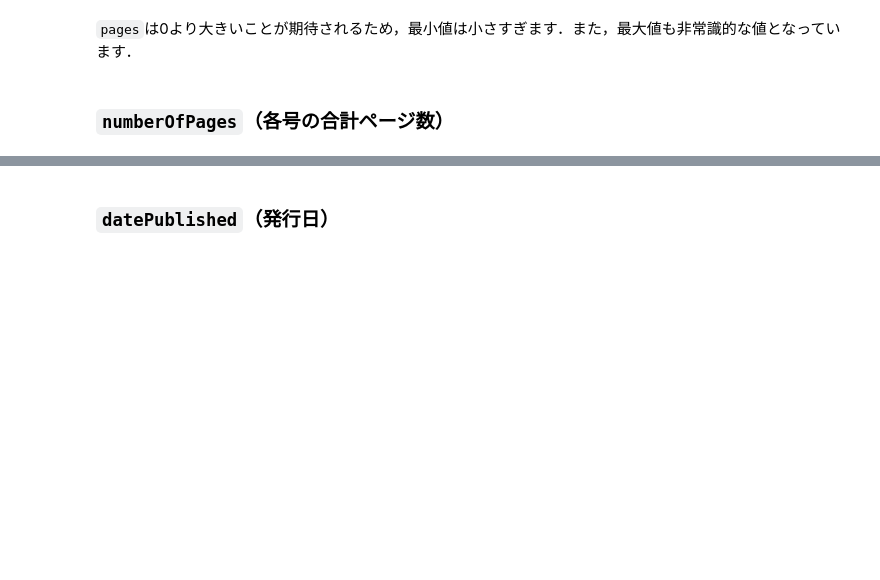
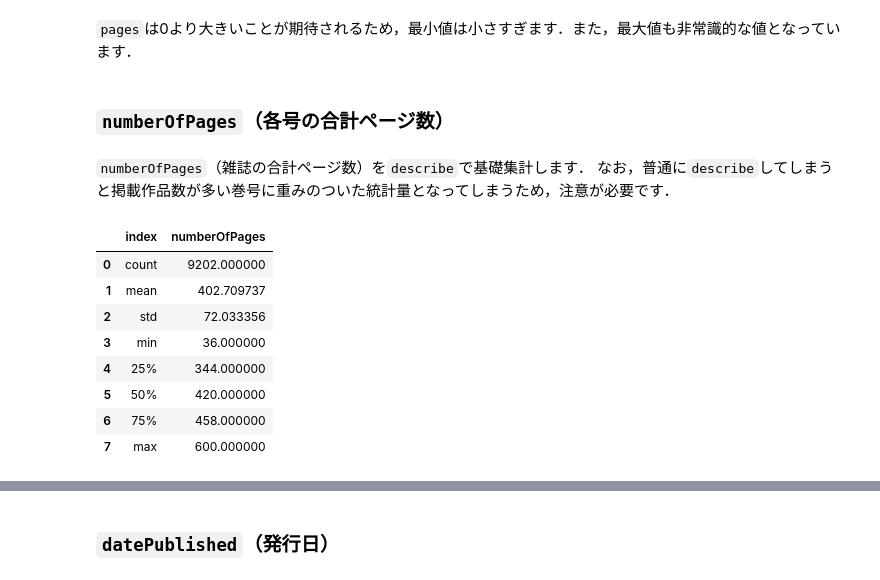
Before and after one commit to kakeami/viz-madb, a Jupyter notebook: _sources/eda/eda.ipynb, the cells around one changed output, grey strips where cells are left out. Drawn from its saved outputs; the diff is of its cells as text; code cells hidden in the pictures; blank space fills up the shorter version.

```diff
--- a/_sources/eda/eda.ipynb
+++ b/_sources/eda/eda.ipynb
@@ -416,3 +416,21 @@ df_tmp['pages'].describe().reset_index()
 `pages`は0より大きいことが期待されるため，最小値は小さすぎます．また，最大値も非常識的な値となっています．
 # %% [markdown]
 ### `numberOfPages`（各号の合計ページ数）
+# %% [markdown]
+`numberOfPages`（雑誌の合計ページ数）を`describe`で基礎集計します．
+なお，普通に`describe`してしまうと掲載作品数が多い巻号に重みのついた統計量となってしまうため，注意が必要です．
+# %%
+df_tmp = df.groupby('miname')[
+    ['numberOfPages', 'datePublished', 'price']].\
+    first().reset_index()
+df_tmp['numberOfPages'].describe().reset_index()
+# %% [output]
+|  | index | numberOfPages |
+| 0 | count | 9202.000000 |
+| 1 | mean | 402.709737 |
+| 2 | std | 72.033356 |
+| 3 | min | 36.000000 |
+| 4 | 25% | 344.000000 |
+| 5 | 50% | 420.000000 |
+| 6 | 75% | 458.000000 |
+| 7 | max | 600.000000 |
```
Also changed, not shown: parts of 8 cells of this notebook, 2 other files.
